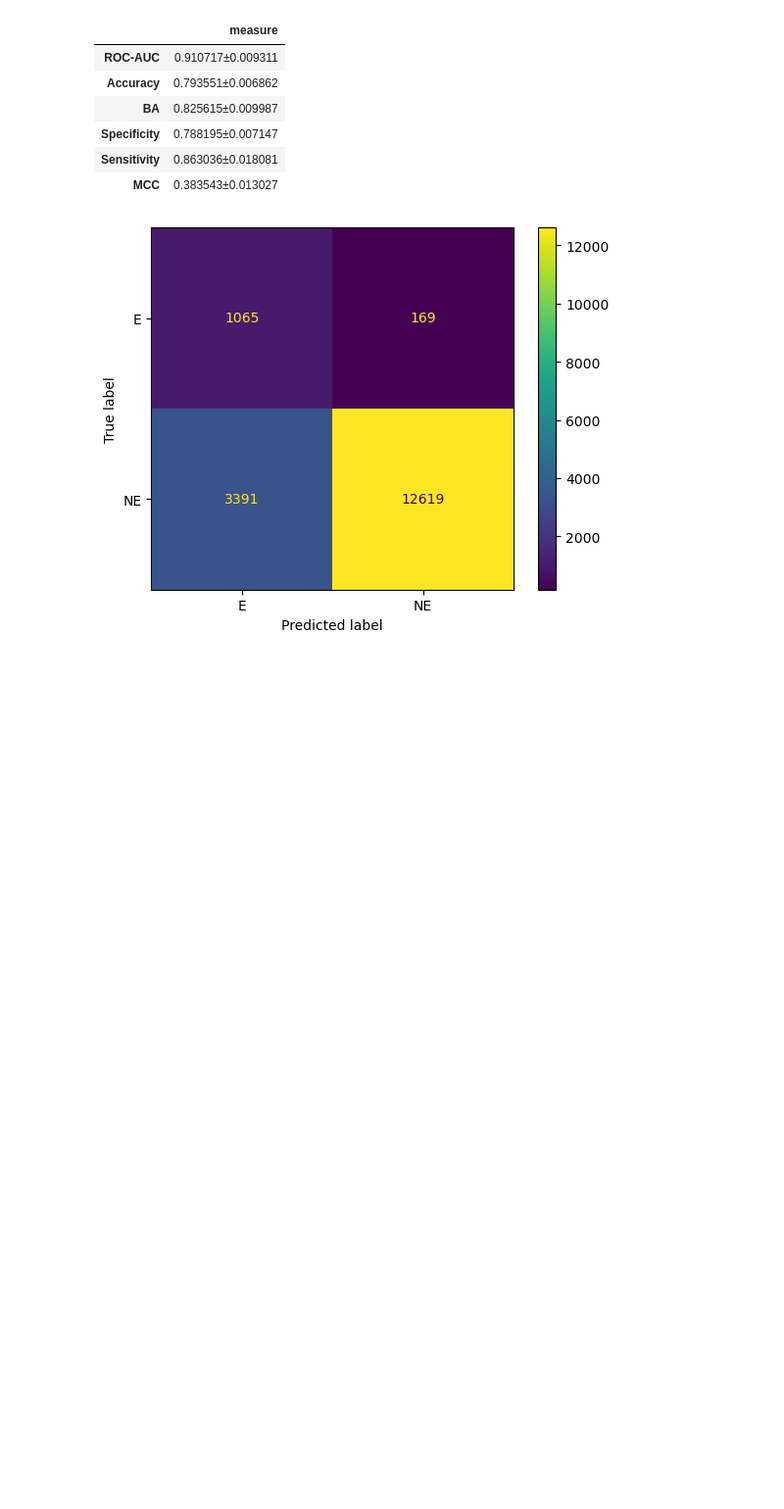
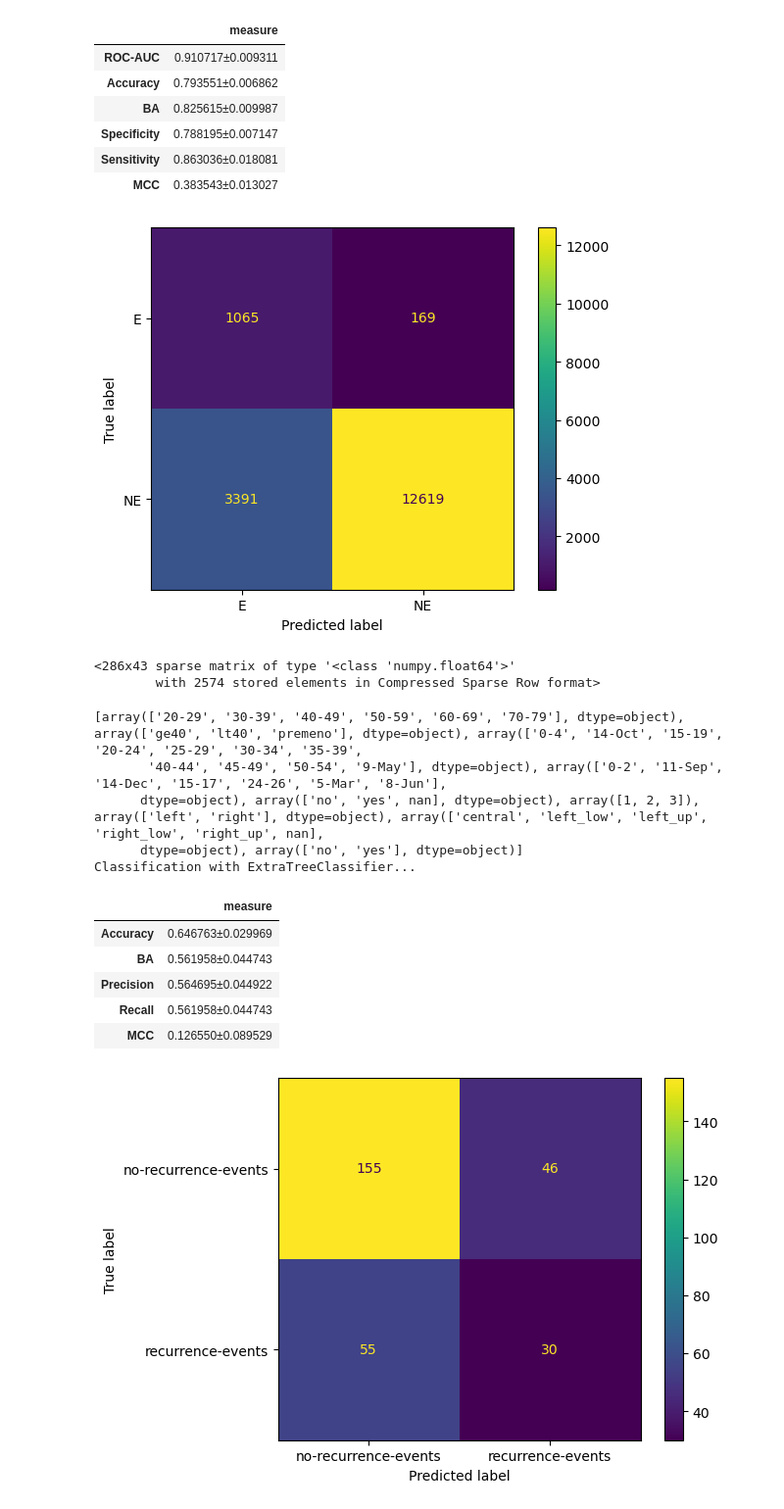
Before and after one commit to giordamaug/ICARlearn, a Jupyter notebook: examples/cv_iris.ipynb, the cells around one changed output. Shown: that part at 98% size. Cells and saved outputs as stored; diff of their text form; code cells hidden in the pictures; blank space fills up the shorter version.

```diff
--- a/examples/cv_iris.ipynb
+++ b/examples/cv_iris.ipynb
@@ -129,3 +129,43 @@ Classification with sveXGB...
 | Sensitivity | 0.863036±0.018081 |
 | MCC | 0.383543±0.013027 |
 [figure]
+# %%
+X
+# %% [output]
+<286x43 sparse matrix of type '<class 'numpy.float64'>'
+        with 2574 stored elements in Compressed Sparse Row format>
+# %%
+from icarlearn.ensemble.splitvotingens import *
+from icarlearn.validation.crossvalidate import skfold_cv
+from imblearn.metrics import specificity_score
+from sklearn.metrics import *
+from sklearn.preprocessing import OneHotEncoder
+from sklearn.ensemble import RandomForestClassifier
+from sklearn.tree import ExtraTreeClassifier
+from ucimlrepo import fetch_ucirepo
+# fetch dataset
+breast_cancer = fetch_ucirepo(id=14)
+# data (as pandas dataframes)
+X = breast_cancer.data.features
+enc = OneHotEncoder(handle_unknown='ignore')
+X = enc.fit_transform(X).toarray()
+print(enc.categories_)
+Y = breast_cancer.data.targets
+svclf = ExtraTreeClassifier(random_state=0)
+#svclf = SplittingVotingEnsemble(ExtraTreeClassifier(random_state=0, ), n_voters=1)
+#svclf = sveXGB()
+df_scores, scores, predictions = skfold_cv(X, Y, svclf, n_splits=5, seed=0, show_progress=True, verbose=True, precision=6)
+df_scores
+# %% [output]
+[array(['20-29', '30-39', '40-49', '50-59', '60-69', '70-79'], dtype=object), array(['ge40', 'lt40', 'premeno'], dtype=object), array(['0-4', '14-Oct', '15-19', '20-24', '25-29', '30-34', '35-39',
+       '40-44', '45-49', '50-54', '9-May'], dtype=object), array(['0-2', '11-Sep', '14-Dec', '15-17', '24-26', '5-Mar', '8-Jun'],
+      dtype=object), array(['no', 'yes', nan], dtype=object), array([1, 2, 3]), array(['left', 'right'], dtype=object), array(['central', 'left_low', 'left_up', 'right_low', 'right_up', nan],
+      dtype=object), array(['no', 'yes'], dtype=object)]
+Classification with ExtraTreeClassifier...
+|  | measure |
+| Accuracy | 0.646763±0.029969 |
+| BA | 0.561958±0.044743 |
+| Precision | 0.564695±0.044922 |
+| Recall | 0.561958±0.044743 |
+| MCC | 0.126550±0.089529 |
+[figure, added]
```
